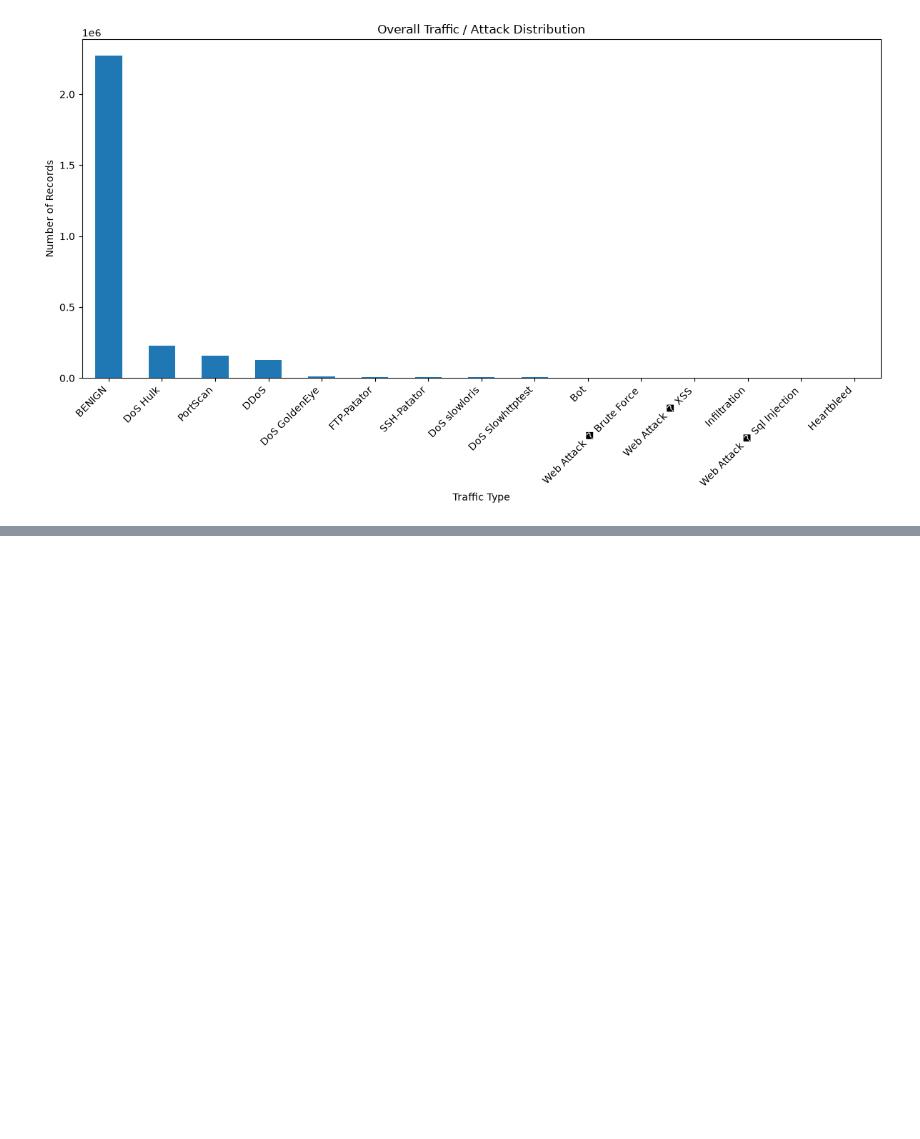
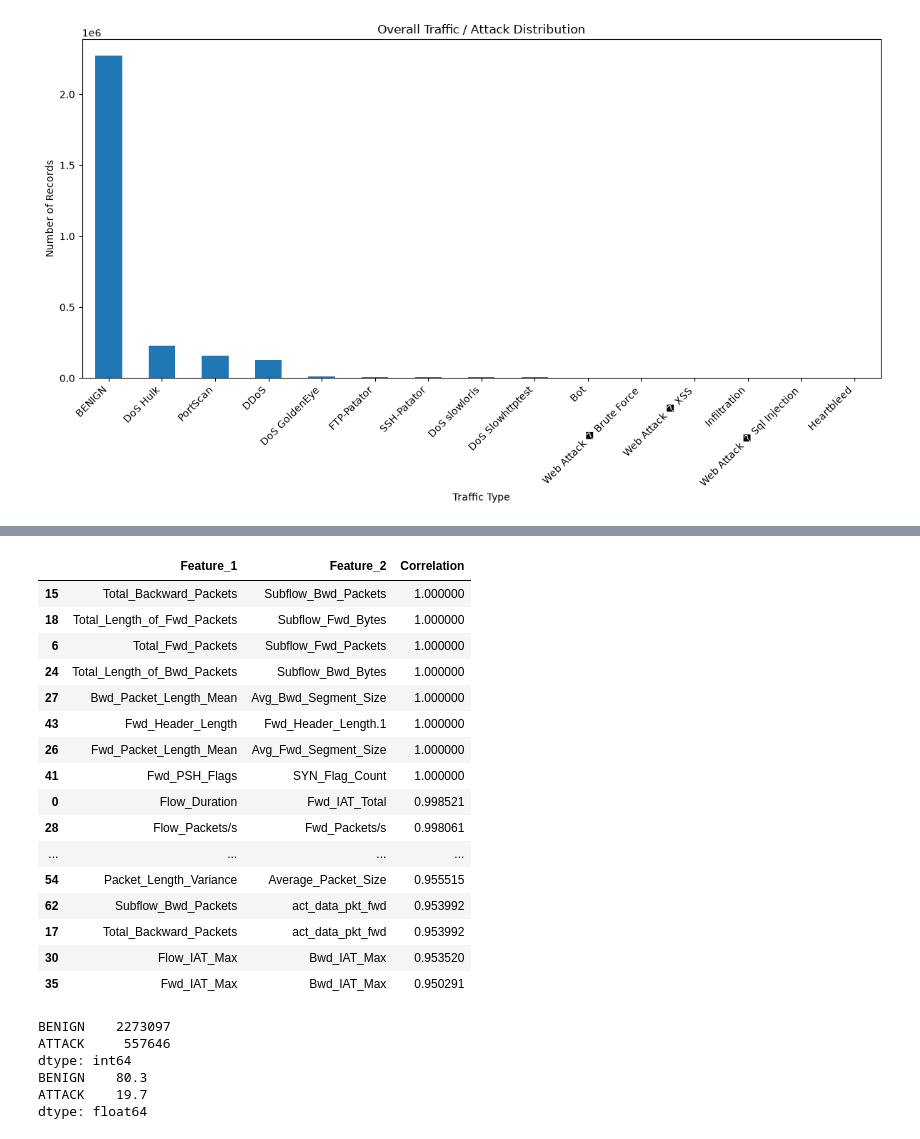
Before and after one commit to mhdniihal/simpleaiprojects, a Jupyter notebook: cyber_threat_detection/notebooks/01_initial_eda.ipynb, the cells around one changed output, grey strips where cells are left out. Saved outputs shown, nothing was run; the diff lists cells and outputs as text; code cells hidden in the pictures; blank space fills up the shorter version.

Commit message:
day 3 eda works from binary distribution

```diff
--- a/cyber_threat_detection/notebooks/01_initial_eda.ipynb
+++ b/cyber_threat_detection/notebooks/01_initial_eda.ipynb
@@ -366,0 +640,69 @@ plt.show()
+# %%
+numeric_df = sample_df.select_dtypes(
+    include=np.number
+)
+
+correlation_matrix = numeric_df.corr()
+# %%
+high_corr_pairs = []
+
+threshold = 0.95
+
+for i in range(len(correlation_matrix.columns)):
+    for j in range(i + 1, len(correlation_matrix.columns)):
+
+        corr_value = correlation_matrix.iloc[i, j]
+
+        if abs(corr_value) >= threshold:
+            high_corr_pairs.append({
+                "Feature_1": correlation_matrix.columns[i],
+                "Feature_2": correlation_matrix.columns[j],
+                "Correlation": corr_value
+            })
+
+high_corr_df = pd.DataFrame(high_corr_pairs)
+
+high_corr_df.sort_values(
+    "Correlation",
+    key=abs,
+    ascending=False
+)
+# %% [output]
+|  | Feature_1 | Feature_2 | Correlation |
+| 15 | Total_Backward_Packets | Subflow_Bwd_Packets | 1.000000 |
+| 18 | Total_Length_of_Fwd_Packets | Subflow_Fwd_Bytes | 1.000000 |
+| 6 | Total_Fwd_Packets | Subflow_Fwd_Packets | 1.000000 |
+| 24 | Total_Length_of_Bwd_Packets | Subflow_Bwd_Bytes | 1.000000 |
+| 27 | Bwd_Packet_Length_Mean | Avg_Bwd_Segment_Size | 1.000000 |
+| 43 | Fwd_Header_Length | Fwd_Header_Length.1 | 1.000000 |
+| 26 | Fwd_Packet_Length_Mean | Avg_Fwd_Segment_Size | 1.000000 |
+| 41 | Fwd_PSH_Flags | SYN_Flag_Count | 1.000000 |
+| 0 | Flow_Duration | Fwd_IAT_Total | 0.998521 |
+| 28 | Flow_Packets/s | Fwd_Packets/s | 0.998061 |
+| ... | ... | ... | ... |
+| 54 | Packet_Length_Variance | Average_Packet_Size | 0.955515 |
+| 62 | Subflow_Bwd_Packets | act_data_pkt_fwd | 0.953992 |
+| 17 | Total_Backward_Packets | act_data_pkt_fwd | 0.953992 |
+| 30 | Flow_IAT_Max | Bwd_IAT_Max | 0.953520 |
+| 35 | Fwd_IAT_Max | Bwd_IAT_Max | 0.950291 |
+# %%
+#binary distribution
+attack_count = overall_label_counts.drop("BENIGN").sum()
+benign_count = overall_label_counts["BENIGN"]
+
+binary_distribution = pd.Series({
+    "BENIGN": benign_count,
+    "ATTACK": attack_count
+})
+
+print(binary_distribution)
+print(
+    (binary_distribution / binary_distribution.sum() * 100).round(2)
+)
+# %% [output]
+BENIGN    2273097
+ATTACK     557646
+dtype: int64
+BENIGN    80.3
+ATTACK    19.7
+dtype: float64
```
Also changed, not shown: parts of 15 cells of this notebook.
